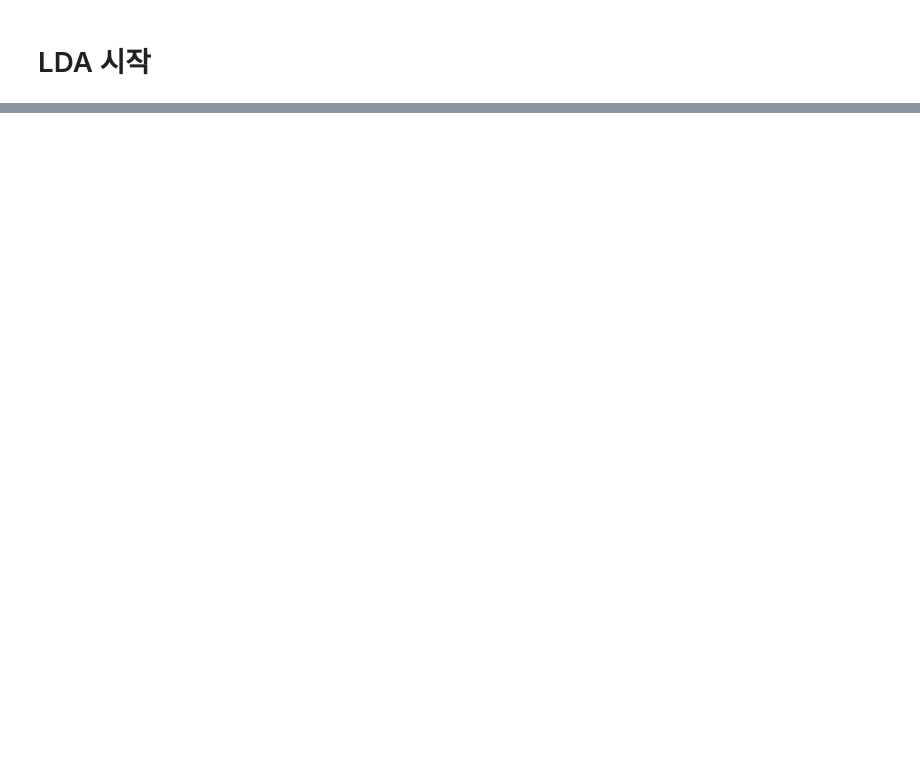
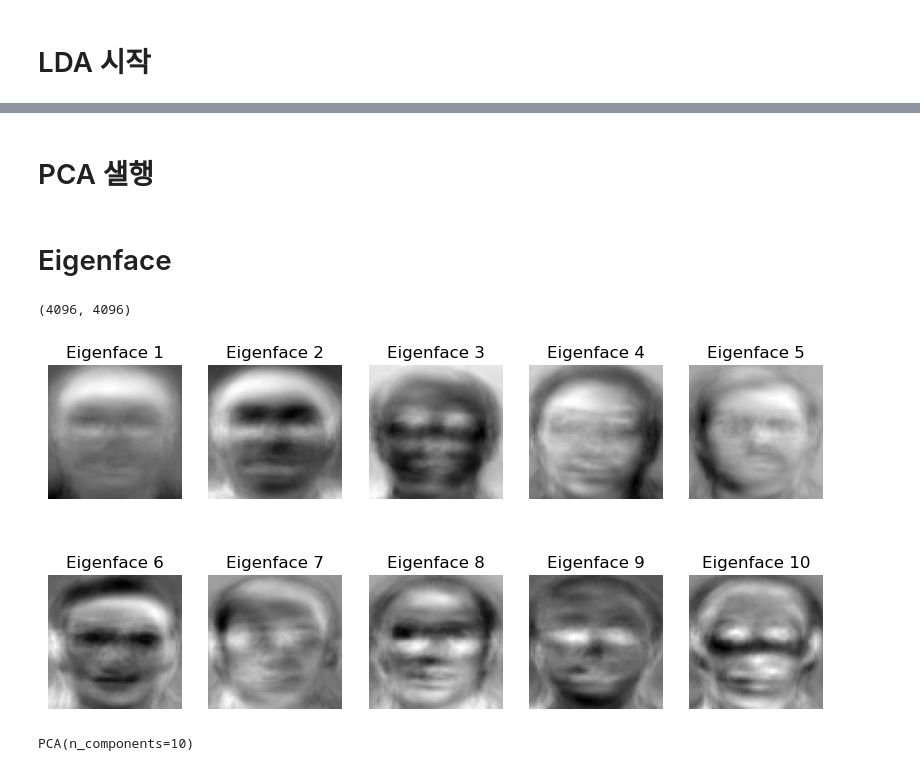
Before and after one commit to kyumly/CSW6001-HW, a Jupyter notebook: start.ipynb, the cells around one changed output, grey strips where cells are left out. Saved outputs shown, nothing was run; the diff lists cells and outputs as text; code cells hidden in the pictures; blank space fills up the shorter version.

```diff
--- a/start.ipynb
+++ b/start.ipynb
@@ -233,0 +192,13 @@ array([[ -3.20369148],
+# %% [markdown]
+# PCA 샐행
+# %% [markdown]
+# Eigenface
+# %%
+def face_show(eigenfaces):
+    plt.figure(figsize=(10, 5))
+    for i in range(10):
+        plt.subplot(2, 5, i + 1)
+        plt.imshow(eigenfaces[i], cmap='gray')
+        plt.title("Eigenface {}".format(i + 1))
+        plt.axis('off')
+    plt.show()
@@ -233,0 +207,6 @@ array([[ -3.20369148],
+# %%
+a = PCA(x_train)
+# %%
+a.fit(10)
+# %% [output]
+(4096, 4096)
@@ -233,0 +215,6 @@ array([[ -3.20369148],
+# %%
+eigenfaces = a.v.T.reshape(10, 64,64)
+# %%
+face_show(eigenfaces)
+# %% [output]
+[figure, added]
@@ -233,0 +224,4 @@ array([[ -3.20369148],
+# %%
+pcaa.fit(x_train)
+# %% [output]
+PCA(n_components=10)
```
Also changed, not shown: parts of 39 cells of this notebook, 3 other files.
